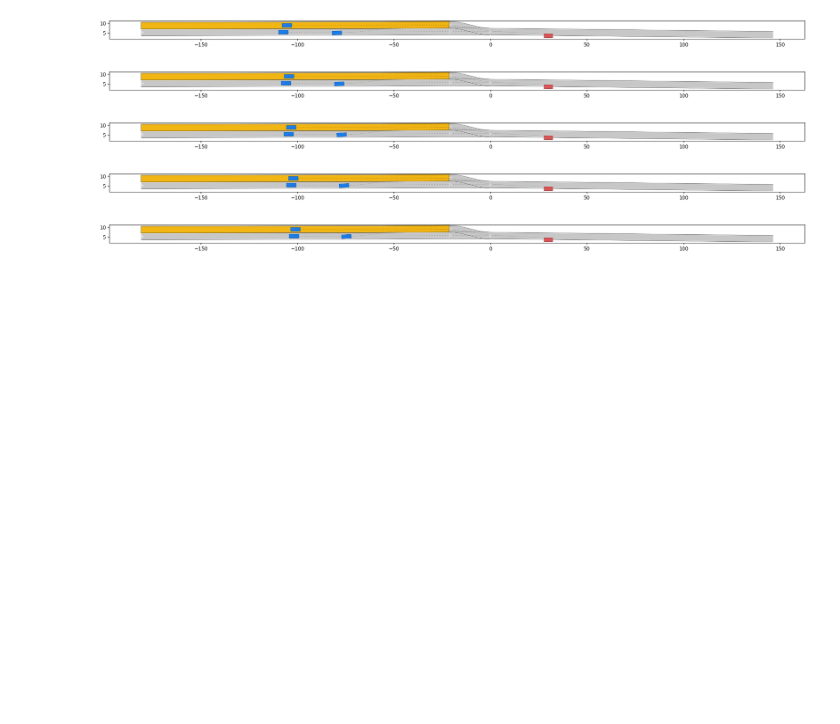
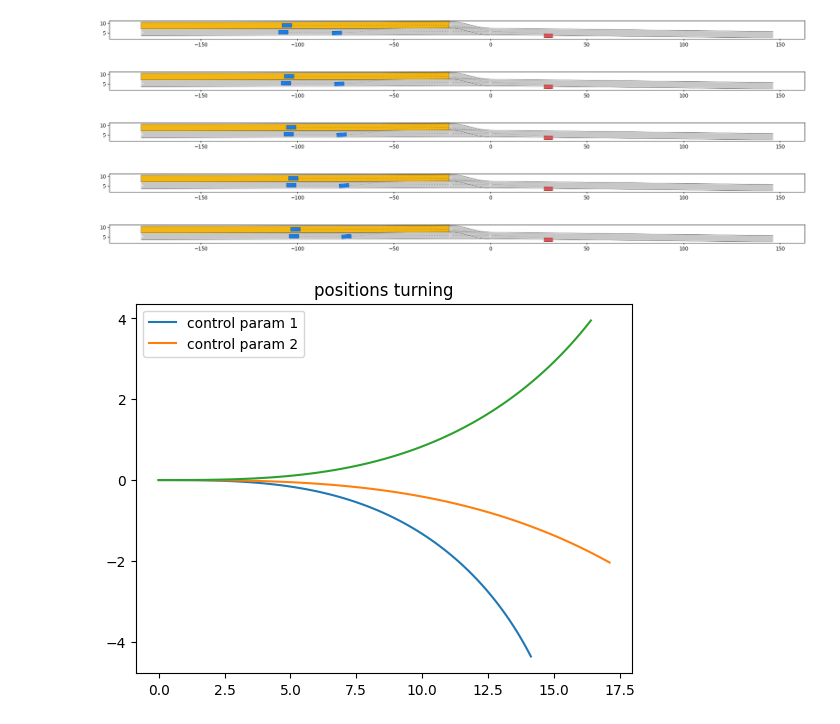
Before and after one commit to lyhlbyl/tas-art, a Jupyter notebook: scenario/analysis.ipynb, the cells around one changed output. Saved outputs shown, nothing was run; the diff lists cells and outputs as text; code cells hidden in the pictures; blank space fills up the shorter version.

```diff
--- a/scenario/analysis.ipynb
+++ b/scenario/analysis.ipynb
@@ -87,0 +95,42 @@ for i in range(0, 5):
+# %%
+tStart = 0  # start time
+tFinal = 1  # start time
+
+def func_KS(x, t, u, p):
+    f = vehicle_dynamics_ks(x, u, p)
+    return f
+
+
+# load vehicle parameters
+p = parameters_vehicle2()
+
+# initial state for simulation
+delta0 = 0
+vel0 = 15
+Psi0 = 0
+sy0 = 0
+initialState = [0, sy0, delta0, vel0, Psi0]
+x0_KS = init_ks(initialState)
+
+t = numpy.arange(0, tFinal, 0.01)
+u1 = [-0.3, 1]
+u2 = [-0.1, 10]
+u3 = [0.2, 5]
+
+
+x1 = odeint(func_KS, x0_KS, t, args=(u1, p))
+x2 = odeint(func_KS, x0_KS, t, args=(u2, p))
+x3 = odeint(func_KS, x0_KS, t, args=(u3, p))
+# %%
+from matplotlib.pyplot import title, legend
+
+title('positions turning')
+plt.plot([tmp[0] for tmp in x1], [tmp[1] for tmp in x1])
+plt.plot([tmp[0] for tmp in x2], [tmp[1] for tmp in x2])
+plt.plot([tmp[0] for tmp in x3], [tmp[1] for tmp in x3])
+
+legend(['control param 1', 'control param 2'])
+plt.autoscale()
+plt.show()
+# %% [output]
+[figure, added]
```
Also changed, not shown: parts of 6 cells of this notebook, 2 other files.
